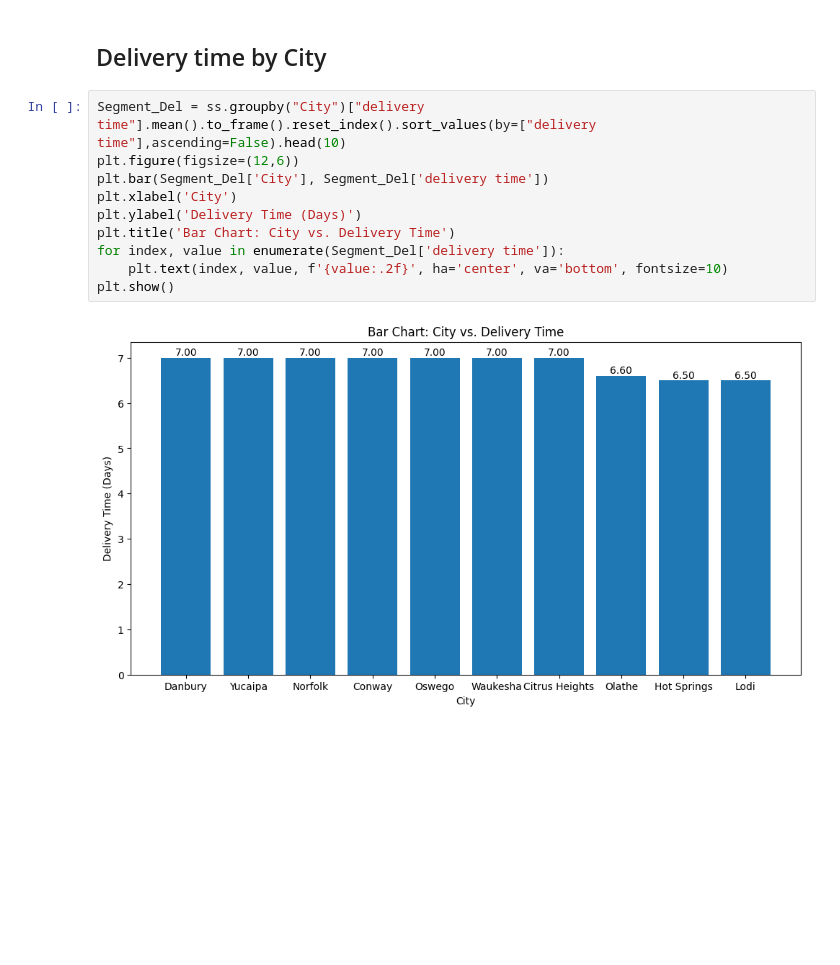
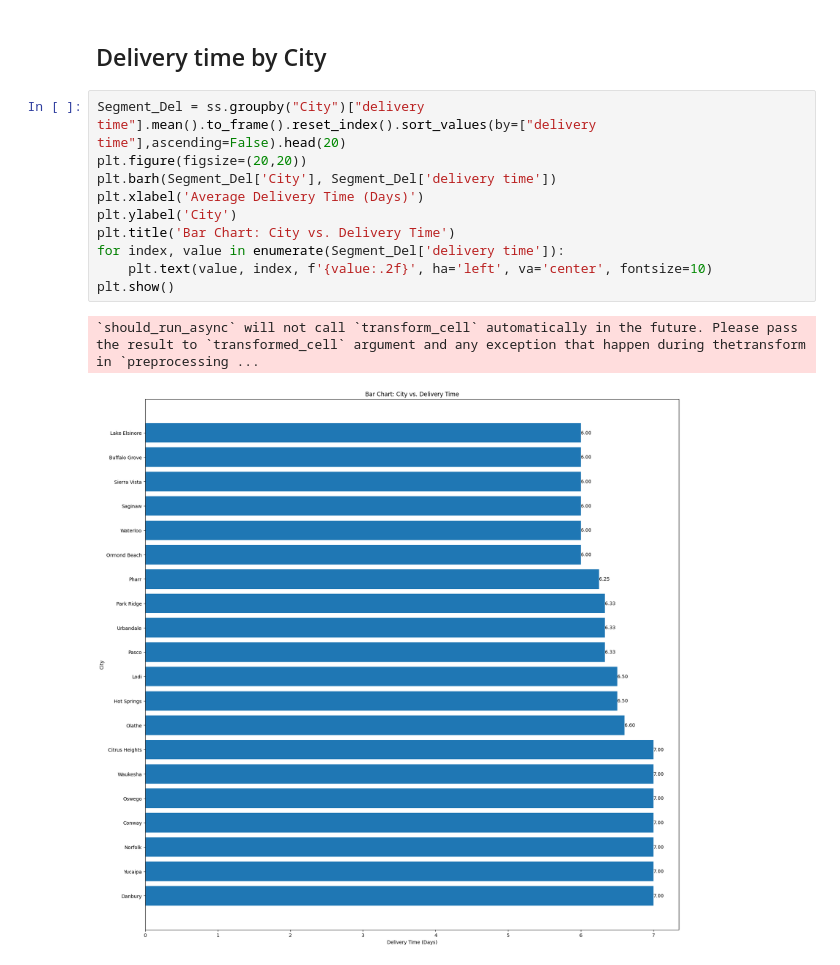
Before and after one commit to Krittapad12348/Superstore_Analysis, a Jupyter notebook: superstore_python.ipynb, the cells around one changed output. Drawn from its saved outputs; the diff is of its cells as text; blank space fills up the shorter version.

```diff
--- a/superstore_python.ipynb
+++ b/superstore_python.ipynb
@@ -734,14 +776,15 @@ fig.show()
 # %% [markdown]
 ## Delivery time by City
 # %%
-Segment_Del = ss.groupby("City")["delivery time"].mean().to_frame().reset_index().sort_values(by=["delivery time"],ascending=False).head(10)
-plt.figure(figsize=(12,6))
-plt.bar(Segment_Del['City'], Segment_Del['delivery time'])
-plt.xlabel('City')
-plt.ylabel('Delivery Time (Days)')
+Segment_Del = ss.groupby("City")["delivery time"].mean().to_frame().reset_index().sort_values(by=["delivery time"],ascending=False).head(20)
+plt.figure(figsize=(20,20))
+plt.barh(Segment_Del['City'], Segment_Del['delivery time'])
+plt.xlabel('Average Delivery Time (Days)')
+plt.ylabel('City')
 plt.title('Bar Chart: City vs. Delivery Time')
 for index, value in enumerate(Segment_Del['delivery time']):
-    plt.text(index, value, f'{value:.2f}', ha='center', va='bottom', fontsize=10)
+    plt.text(value, index, f'{value:.2f}', ha='left', va='center', fontsize=10)
 plt.show()
 # %% [output]
+`should_run_async` will not call `transform_cell` automatically in the future. Please pass the result to `transformed_cell` argument and any exception that happen during thetransform in `preprocessing ...
-[figure, old version]
+[figure, new version]
```
Also changed, not shown: parts of 65 cells of this notebook.
